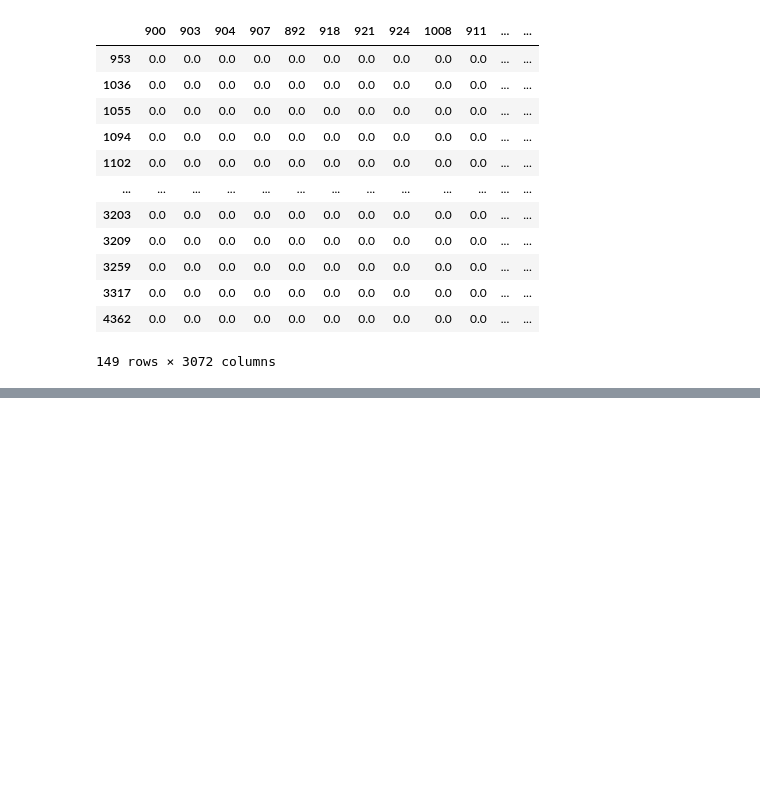
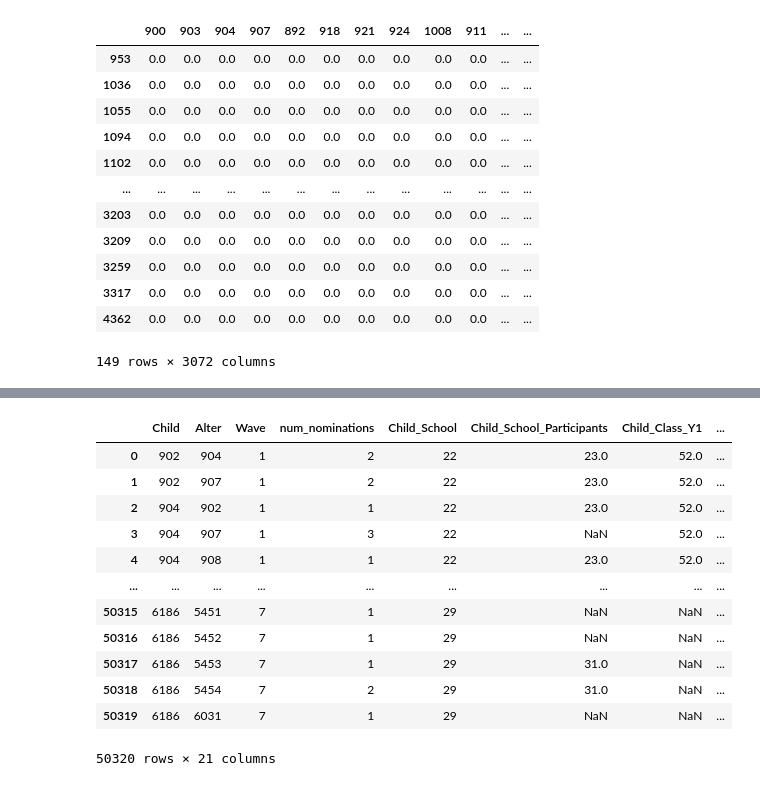
Before and after one commit to MovezNetwork/InfluencersPrediction, a Jupyter notebook: notebooks/EDA_Influencers.ipynb, the cells around one changed output, grey strips where cells are left out. Drawn from its saved outputs; the diff is of its cells as text; code cells hidden in the pictures; blank space fills up the shorter version.

```diff
--- a/notebooks/EDA_Influencers.ipynb
+++ b/notebooks/EDA_Influencers.ipynb
@@ -170,0 +327,2 @@ non_influencers_id = list(connections_df[connections_df['total'] < 162].index)
+# %%
+df_summed_nom = df_nom.groupby(['Child','Alter','Wave'])['Wave'].count().reset_index(name='num_nominations')
@@ -170,0 +345,35 @@ non_influencers_id = list(connections_df[connections_df['total'] < 162].index)
+# %%
+df_summed_nom['Child_School'] = df_summed_nom['Child'].map(df_pp.set_index('Child')['School'])
+df_summed_nom['Child_School_Participants'] = df_nom['Child'].map(df_pp.set_index('Child')['num_per_school'])
+df_summed_nom['Child_Class_Y1'] = df_summed_nom['Child'].map(df_pp.set_index('Child')['Class_Y1'])
+df_summed_nom['Child_Class_Y2'] = df_summed_nom['Child'].map(df_pp.set_index('Child')['Class_Y2'])
+df_summed_nom['Child_Class_Y3'] = df_summed_nom['Child'].map(df_pp.set_index('Child')['Class_Y3'])
+df_summed_nom['Child_num_per_class_Y1'] = df_summed_nom['Child'].map(df_pp.set_index('Child')['num_per_class_Y1'])
+df_summed_nom['Child_num_per_class_Y2'] = df_summed_nom['Child'].map(df_pp.set_index('Child')['num_per_class_Y2'])
+df_summed_nom['Child_num_per_class_Y3'] = df_summed_nom['Child'].map(df_pp.set_index('Child')['num_per_class_Y3'])
+
+df_summed_nom['Alter_School'] = df_summed_nom['Alter'].map(df_pp.set_index('Child')['School'])
+df_summed_nom['Alter_School_Participants'] = df_summed_nom['Alter'].map(df_pp.set_index('Child')['num_per_school'])
+df_summed_nom['Alter_Class_Y1'] = df_summed_nom['Alter'].map(df_pp.set_index('Child')['Class_Y1'])
+df_summed_nom['Alter_Class_Y2'] = df_summed_nom['Alter'].map(df_pp.set_index('Child')['Class_Y2'])
+df_summed_nom['Alter_Class_Y3'] = df_summed_nom['Alter'].map(df_pp.set_index('Child')['Class_Y3'])
+df_summed_nom['Alter_num_per_class_Y1'] = df_nom['Alter'].map(df_pp.set_index('Child')['num_per_class_Y1'])
+df_summed_nom['Alter_num_per_class_Y2'] = df_nom['Alter'].map(df_pp.set_index('Child')['num_per_class_Y2'])
+df_summed_nom['Alter_num_per_class_Y3'] = df_nom['Alter'].map(df_pp.set_index('Child')['num_per_class_Y3'])
+df_summed_nom['questions_per_wave'] = df_summed_nom.Wave.map(df_nom.groupby(['Wave'])['Variable'].nunique())
+# %%
+df_summed_nom
+# %% [output]
+|  | Child | Alter | Wave | num_nominations | Child_School | Child_School_Participants | Child_Class_Y1 | ... |
+| 0 | 902 | 904 | 1 | 2 | 22 | 23.0 | 52.0 | ... |
+| 1 | 902 | 907 | 1 | 2 | 22 | 23.0 | 52.0 | ... |
+| 2 | 904 | 902 | 1 | 1 | 22 | 23.0 | 52.0 | ... |
+| 3 | 904 | 907 | 1 | 3 | 22 | NaN | 52.0 | ... |
+| 4 | 904 | 908 | 1 | 1 | 22 | 23.0 | 52.0 | ... |
+| ... | ... | ... | ... | ... | ... | ... | ... | ... |
+| 50315 | 6186 | 5451 | 7 | 1 | 29 | NaN | NaN | ... |
+| 50316 | 6186 | 5452 | 7 | 1 | 29 | NaN | NaN | ... |
+| 50317 | 6186 | 5453 | 7 | 1 | 29 | 31.0 | NaN | ... |
+| 50318 | 6186 | 5454 | 7 | 2 | 29 | 31.0 | NaN | ... |
+| 50319 | 6186 | 6031 | 7 | 1 | 29 | NaN | NaN | ... |
+50320 rows × 21 columns
```
Also changed, not shown: parts of 28 cells of this notebook.
